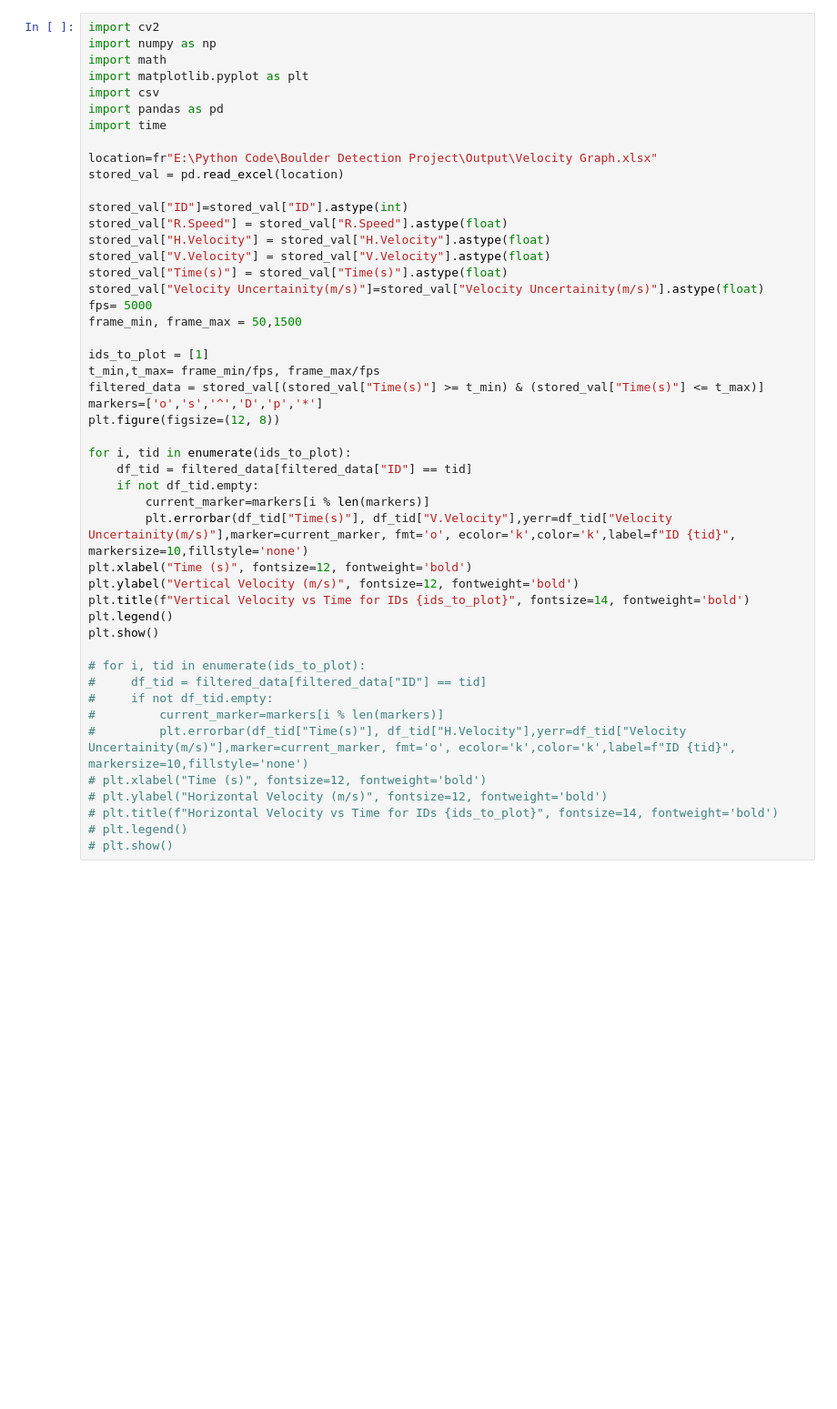
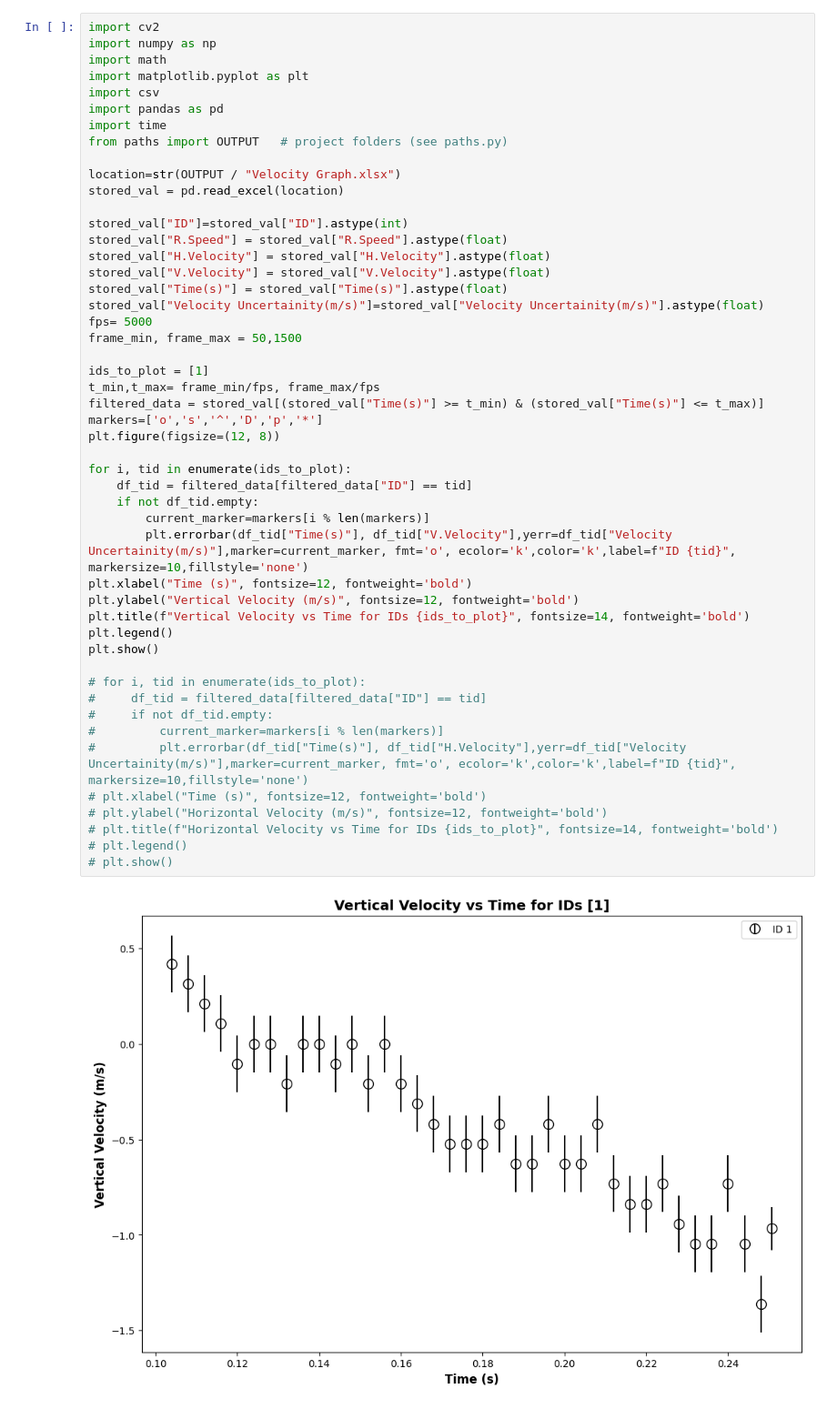
Before and after one commit to jateenrawal1002/Boulder-Detection-Project, a Jupyter notebook: Source/Main/Boulder and Projectile Detections_front view.ipynb, the cells around one changed output. Shown at 91% size. Cells and saved outputs as stored; diff of their text form; blank space fills up the shorter version.

```diff
--- a/Source/Main/Boulder and Projectile Detections_front view.ipynb
+++ b/Source/Main/Boulder and Projectile Detections_front view.ipynb
@@ -254,8 +255,9 @@ import matplotlib.pyplot as plt
 import csv
 import pandas as pd
 import time
+from paths import OUTPUT   # project folders (see paths.py)
 
-location=fr"E:\Python Code\Boulder Detection Project\Output\Velocity Graph.xlsx"
+location=str(OUTPUT / "Velocity Graph.xlsx")
 stored_val = pd.read_excel(location)
 
 stored_val["ID"]=stored_val["ID"].astype(int)
@@ -267,30 +269,32 @@ stored_val["Velocity Uncertainity(m/s)"]=stored_val["Velocity Uncertainity(m/s)"
 fps= 5000
 frame_min, frame_max = 50,1500
 
 ids_to_plot = [1]
 t_min,t_max= frame_min/fps, frame_max/fps
 filtered_data = stored_val[(stored_val["Time(s)"] >= t_min) & (stored_val["Time(s)"] <= t_max)]
 markers=['o','s','^','D','p','*']
 plt.figure(figsize=(12, 8))
 
 for i, tid in enumerate(ids_to_plot):
     df_tid = filtered_data[filtered_data["ID"] == tid]
     if not df_tid.empty:
         current_marker=markers[i % len(markers)]
         plt.errorbar(df_tid["Time(s)"], df_tid["V.Velocity"],yerr=df_tid["Velocity Uncertainity(m/s)"],marker=current_marker, fmt='o', ecolor='k',color='k',label=f"ID {tid}", markersize=10,fillstyle='none')
 plt.xlabel("Time (s)", fontsize=12, fontweight='bold')
 plt.ylabel("Vertical Velocity (m/s)", fontsize=12, fontweight='bold')
 plt.title(f"Vertical Velocity vs Time for IDs {ids_to_plot}", fontsize=14, fontweight='bold')
 plt.legend()
 plt.show()
 
 # for i, tid in enumerate(ids_to_plot):
 #     df_tid = filtered_data[filtered_data["ID"] == tid]
 #     if not df_tid.empty:
 #         current_marker=markers[i % len(markers)]
 #         plt.errorbar(df_tid["Time(s)"], df_tid["H.Velocity"],yerr=df_tid["Velocity Uncertainity(m/s)"],marker=current_marker, fmt='o', ecolor='k',color='k',label=f"ID {tid}", markersize=10,fillstyle='none')
 # plt.xlabel("Time (s)", fontsize=12, fontweight='bold')
 # plt.ylabel("Horizontal Velocity (m/s)", fontsize=12, fontweight='bold')
 # plt.title(f"Horizontal Velocity vs Time for IDs {ids_to_plot}", fontsize=14, fontweight='bold')
 # plt.legend()
 # plt.show()
+# %% [output]
+[figure, added]
```
Also changed, not shown: parts of 1 cell of this notebook, 12 other files.
